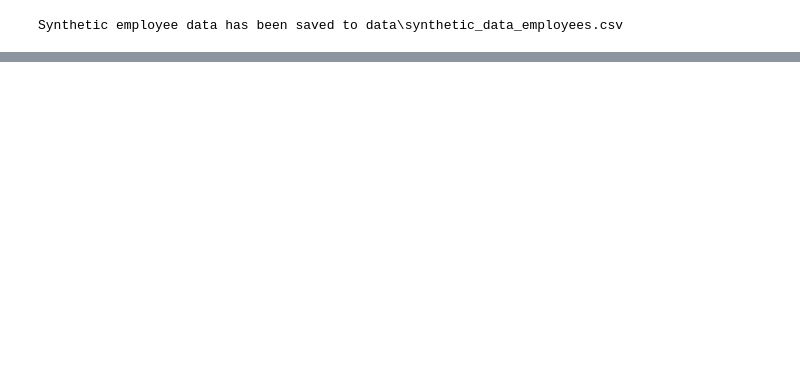
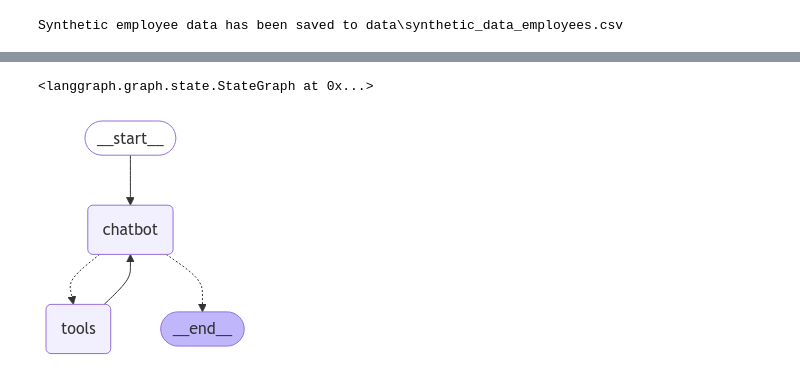
Before and after one commit to bachasachin0/Genai_Agentic_HR_asssitant, a Jupyter notebook: notebooks/data_generator.ipynb, the cells around one changed output, grey strips where cells are left out. Cells and saved outputs as stored; diff of their text form; code cells hidden in the pictures; blank space fills up the shorter version.

Commit message:
agent defenition

```diff
--- a/notebooks/data_generator.ipynb
+++ b/notebooks/data_generator.ipynb
@@ -228,0 +404,44 @@ df_employees=df_employees.drop("embedding",axis=1)
+# %%
+from langgraph.prebuilt import ToolNode
+
+chatbot_node = functools.partial(agent_node, agent=chatbot_agent, name="HR Chatbot")
+tool_node = ToolNode(tools, name="tools")
+# %%
+import operator
+from typing import Annotated, Sequence, TypedDict
+from langchain_core.messages import BaseMessage
+
+class AgentState(TypedDict):
+    messages: Annotated[Sequence[BaseMessage], operator.add]
+    sender: str
+# %%
+from langgraph.prebuilt import tools_condition
+from langgraph.graph import END, StateGraph
+
+workflow = StateGraph(AgentState)
+
+workflow.add_node("chatbot", chatbot_node)
+workflow.add_node("tools", tool_node)
+
+workflow.set_entry_point("chatbot")
+workflow.add_conditional_edges(
+    "chatbot",
+    tools_condition,
+    {"tools": "tools", END: END}
+)
+
+workflow.add_edge("tools", "chatbot")
+# %% [output]
+<langgraph.graph.state.StateGraph at 0x...>
+# %%
+graph = workflow.compile()
+# %%
+from IPython.display import Image, display
+
+try:
+    display(Image(graph.get_graph(xray=True).draw_mermaid_png()))
+except Exception:
+    # This requires some extra dependencies and is optional
+    pass
+# %% [output]
+[figure, added]
```
Also changed, not shown: parts of 20 cells of this notebook, 1 other file.
